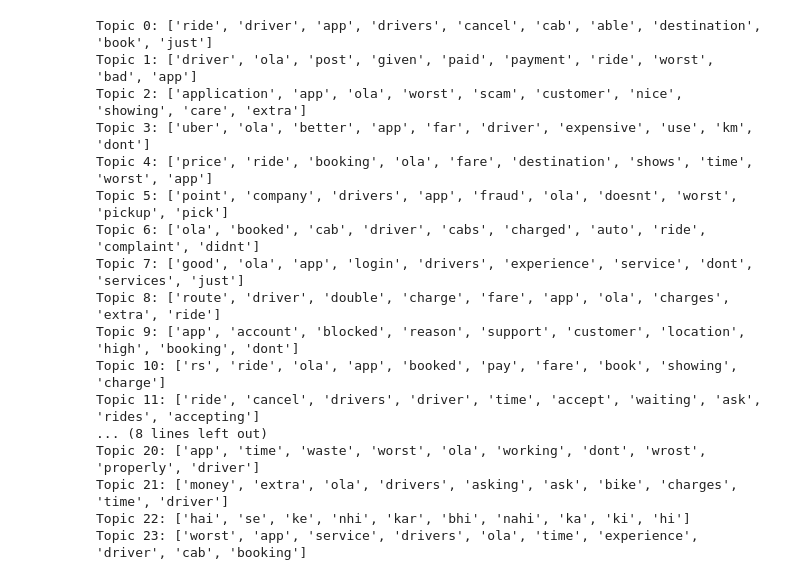
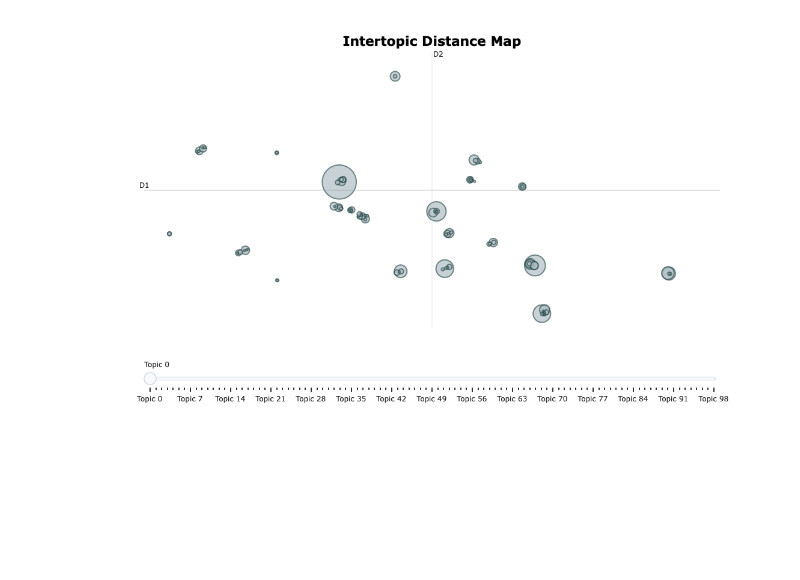
Before and after one commit to poonia232/guided-label-allocation-bertopic, a Jupyter notebook: taxi_app_review_classification.ipynb, the cells around one changed output. Drawn from its saved outputs; the diff is of its cells as text; code cells hidden in the pictures; blank space fills up the shorter version.

```diff
--- a/taxi_app_review_classification.ipynb
+++ b/taxi_app_review_classification.ipynb
@@ -22,12 +22,9 @@ from tqdm import tqdm
 # %%
 # import pandas as pd
 
-# Read the first 5000 rows from the CSV file
-# df = pd.read_csv('', nrows=10000)
-df = pd.read_csv('Ola Customer Reviews.csv', nrows=50000)
+# Read the first few rows from the CSV file
+df = pd.read_csv('Ola Customer Reviews.csv', nrows=80000)
 
-# Load the dataset
-# df = pd.read_csv('amazon_uk_shoes_products_dataset_2021_12.csv')
 
 # Display the first few rows of the dataframe
 df.head()
@@ -506,37 +339,35 @@ print(df_combined.shape)  # Should print (34875, 17)
-# %%
-from sklearn.decomposition import LatentDirichletAllocation
-
-# Apply LDA to extract aspects
-n_topics = 24  # Adjust the number of topics as needed
-lda_model = LatentDirichletAllocation(n_components=n_topics, random_state=0)
-lda_matrix = lda_model.fit_transform(X)
-
-# Display the top n-grams for each topic
-def display_topics(model, feature_names, no_top_words):
-    topics = {}
-    for topic_idx, topic in enumerate(model.components_):
-        topics[topic_idx] = [feature_names[i] for i in topic.argsort()[:-no_top_words - 1:-1]]
-    return topics
-
-no_top_words = 10
-topics = display_topics(lda_model, vectorizer.get_feature_names_out(), no_top_words)
-for topic, words in topics.items():
-    print(f"Topic {topic}: {words}")
-# %% [output]
-Topic 0: ['ride', 'driver', 'app', 'drivers', 'cancel', 'cab', 'able', 'destination', 'book', 'just']
-Topic 1: ['driver', 'ola', 'post', 'given', 'paid', 'payment', 'ride', 'worst', 'bad', 'app']
-Topic 2: ['application', 'app', 'ola', 'worst', 'scam', 'customer', 'nice', 'showing', 'care', 'extra']
-Topic 3: ['uber', 'ola', 'better', 'app', 'far', 'driver', 'expensive', 'use', 'km', 'dont']
-Topic 4: ['price', 'ride', 'booking', 'ola', 'fare', 'destination', 'shows', 'time', 'worst', 'app']
-Topic 5: ['point', 'company', 'drivers', 'app', 'fraud', 'ola', 'doesnt', 'worst', 'pickup', 'pick']
-Topic 6: ['ola', 'booked', 'cab', 'driver', 'cabs', 'charged', 'auto', 'ride', 'complaint', 'didnt']
-Topic 7: ['good', 'ola', 'app', 'login', 'drivers', 'experience', 'service', 'dont', 'services', 'just']
-Topic 8: ['route', 'driver', 'double', 'charge', 'fare', 'app', 'ola', 'charges', 'extra', 'ride']
-Topic 9: ['app', 'account', 'blocked', 'reason', 'support', 'customer', 'location', 'high', 'booking', 'dont']
-Topic 10: ['rs', 'ride', 'ola', 'app', 'booked', 'pay', 'fare', 'book', 'showing', 'charge']
-Topic 11: ['ride', 'cancel', 'drivers', 'driver', 'time', 'accept', 'waiting', 'ask', 'rides', 'accepting']
-... (8 lines left out)
-Topic 20: ['app', 'time', 'waste', 'worst', 'ola', 'working', 'dont', 'wrost', 'properly', 'driver']
-Topic 21: ['money', 'extra', 'ola', 'drivers', 'asking', 'ask', 'bike', 'charges', 'time', 'driver']
-Topic 22: ['hai', 'se', 'ke', 'nhi', 'kar', 'bhi', 'nahi', 'ka', 'ki', 'hi']
-Topic 23: ['worst', 'app', 'service', 'drivers', 'ola', 'time', 'experience', 'driver', 'cab', 'booking']
+# %%
+#
+# <--Post processing 3: Assign more readable labels to cluster-->
+#
+#
+
+topic_labels_new = {
+    0: "Driver cancellation, cancellation fees for customer", 1: "unlabeled", 2: "unlabeled",
+    3: "Customer support", 4: "Payment issues in app", 5: "Driver asking for extra money", 6: "unlabeled", 7: "Customer had to pay extra",
+    8: "Booking time was high", 9: "Issues with postpaid", 10: "High prices", 11: "unlabeled", 12: "Customer account blocked",
+    13: "unlabeled", 14: "unlabeled", 15: "unlabeled", 16: "unlabeled", 17: "unlabeled",
+    18: "unlabeled", 19: "unlabeled", 20: "unlabeled", 21: "Buggy app experience", 22: "unlabeled",
+    23: "unlabeled", 24: "unlabeled", 25: "unlabeled", 26: "Issues in Login", 27: "unlabeled",
+    28: "Issues with maps", 29: "unlabeled", 30: "unlabeled", 31: "unlabeled", 32: "unlabeled",
+    33: "unlabeled", 34: "unlabeled", 35: "AC in cab related issues", 36: "unlabeled", 37: "unlabeled",
+    38: "unlabeled", 39: "unlabeled", 40: "Issues in credit card payments", 41: "unlabeled", 42: "unlabeled",
+    43: "unlabeled", 44: "unlabeled", 45: "unlabeled", 46: "unlabeled", 47: "unlabeled",
+    48: "unlabeled", 49: "unlabeled", 50: "unlabeled", 51: "unlabeled", 52: "unlabeled",
+    53: "unlabeled", 54: "unlabeled", 55: "unlabeled", 56: "unlabeled", 57: "unlabeled",
+    58: "unlabeled", 59: "unlabeled", 60: "unlabeled", 61: "unlabeled", 62: "unlabeled",
+    63: "unlabeled", 64: "unlabeled", 65: "unlabeled", 66: "unlabeled", 67: "unlabeled",
+    68: "unlabeled", 69: "unlabeled", 70: "unlabeled", 71: "unlabeled", 72: "unlabeled",
+    73: "unlabeled", 74: "unlabeled", 75: "unlabeled", 76: "unlabeled", 77: "unlabeled",
+    78: "unlabeled", 79: "unlabeled", 80: "unlabeled", 81: "unlabeled", 82: "unlabeled",
+    83: "unlabeled", 84: "unlabeled", 85: "unlabeled", 86: "unlabeled", 87: "unlabeled",
+    88: "unlabeled", 89: "unlabeled", 90: "unlabeled", 91: "unlabeled", 92: "unlabeled",
+    93: "unlabeled", 94: "unlabeled", 95: "unlabeled", 96: "unlabeled", 97: "unlabeled",
+    98: "unlabeled", 99: "unlabeled", 100: "unlabeled"
+}
+
+topic_model.set_topic_labels(topic_labels_new)
+# %%
+topic_model.visualize_topics( custom_labels = True )
+# %% [output]
+[figure, added]
```
Also changed, not shown: parts of 14 cells of this notebook, 9 other files.
